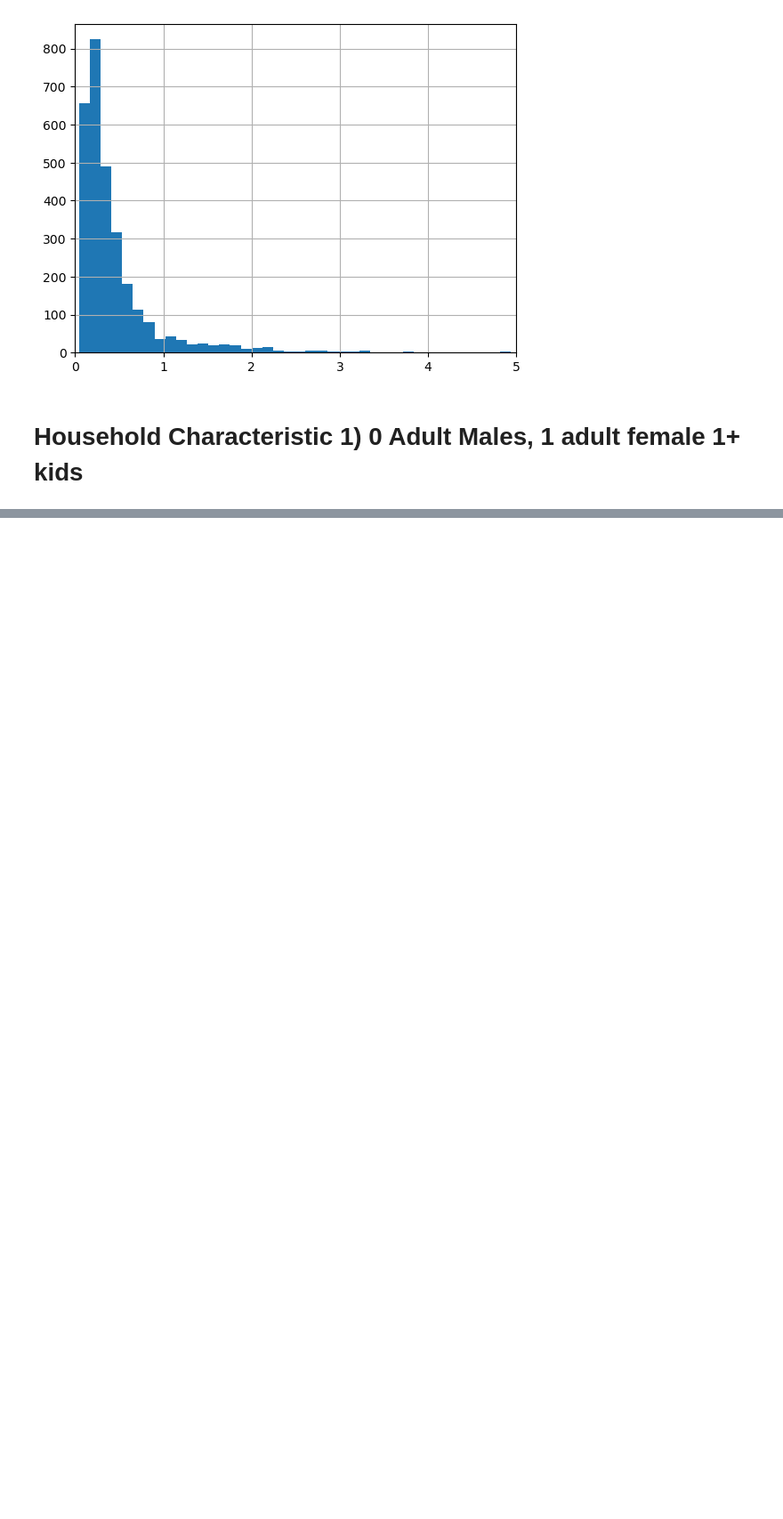
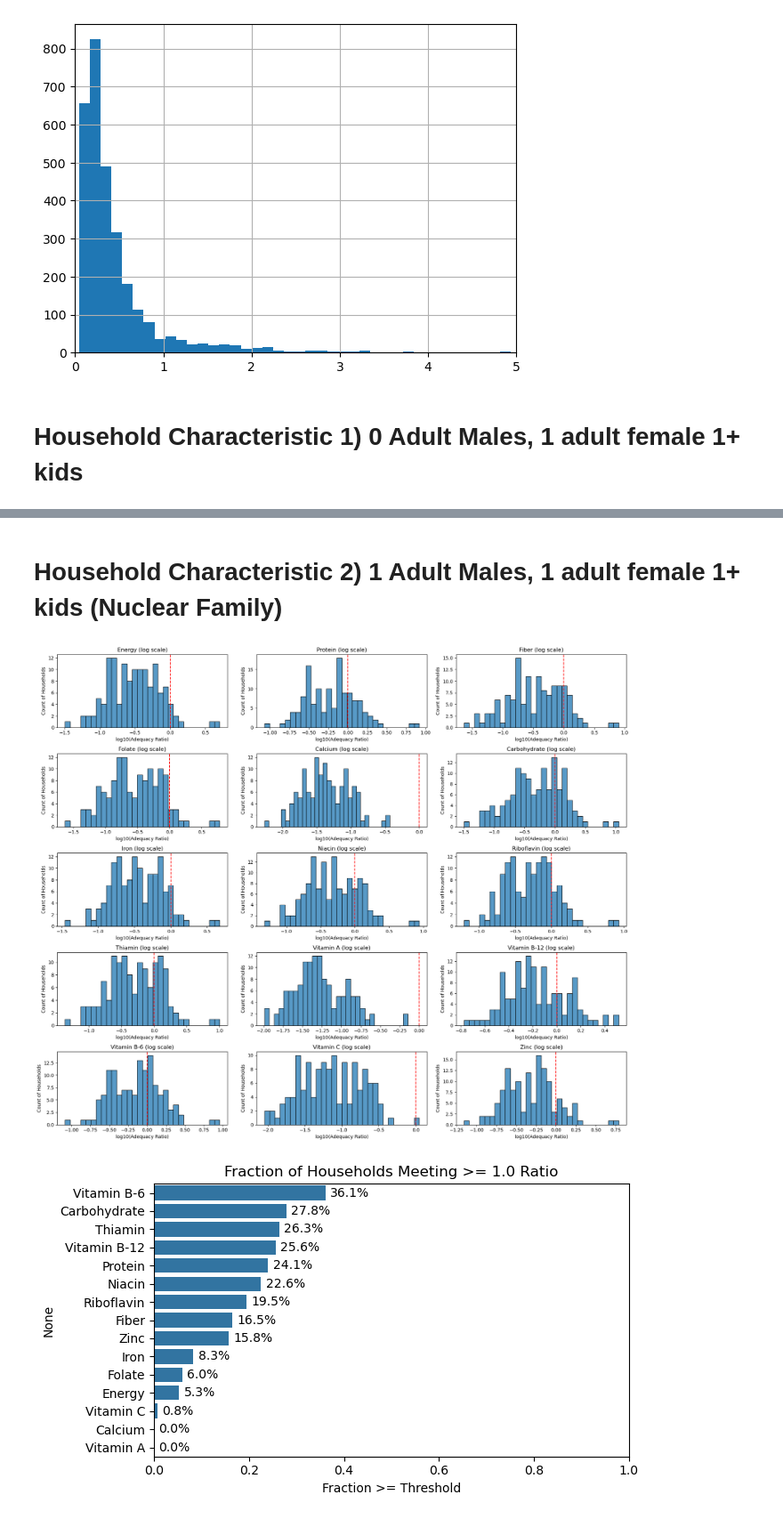
Before and after one commit to reilyfairchild/EEP153-Project-3, a Jupyter notebook: estimation_example.ipynb, the cells around one changed output, grey strips where cells are left out. Shown at 89% size. Saved outputs shown, nothing was run; the diff lists cells and outputs as text; code cells hidden in the pictures; blank space fills up the shorter version.

```diff
--- a/estimation_example.ipynb
+++ b/estimation_example.ipynb
@@ -993,0 +1010,17 @@ analyze_nutritional_adequacy_subplots_log(nut_sub)
+# %% [markdown]
+# Household Characteristic 2) 1 Adult Males, 1 adult female 1+ kids (Nuclear Family)
+# %%
+
+
+hhc_sub, nut_sub = filter_households(
+    hhc,
+    nutrient_ratio,
+    min_males=0, max_males=0,       # e.g. 0 adult males
+    min_females=1, max_females=1,   # e.g. 1–3 adult females
+    min_kids=1, max_kids=15         # e.g. up to 2 kids
+)
+
+analyze_nutritional_adequacy_subplots_log(nut_sub)
+# %% [output]
+[figure, added]
+[figure, added]
```
Also changed, not shown: parts of 4 cells of this notebook.
